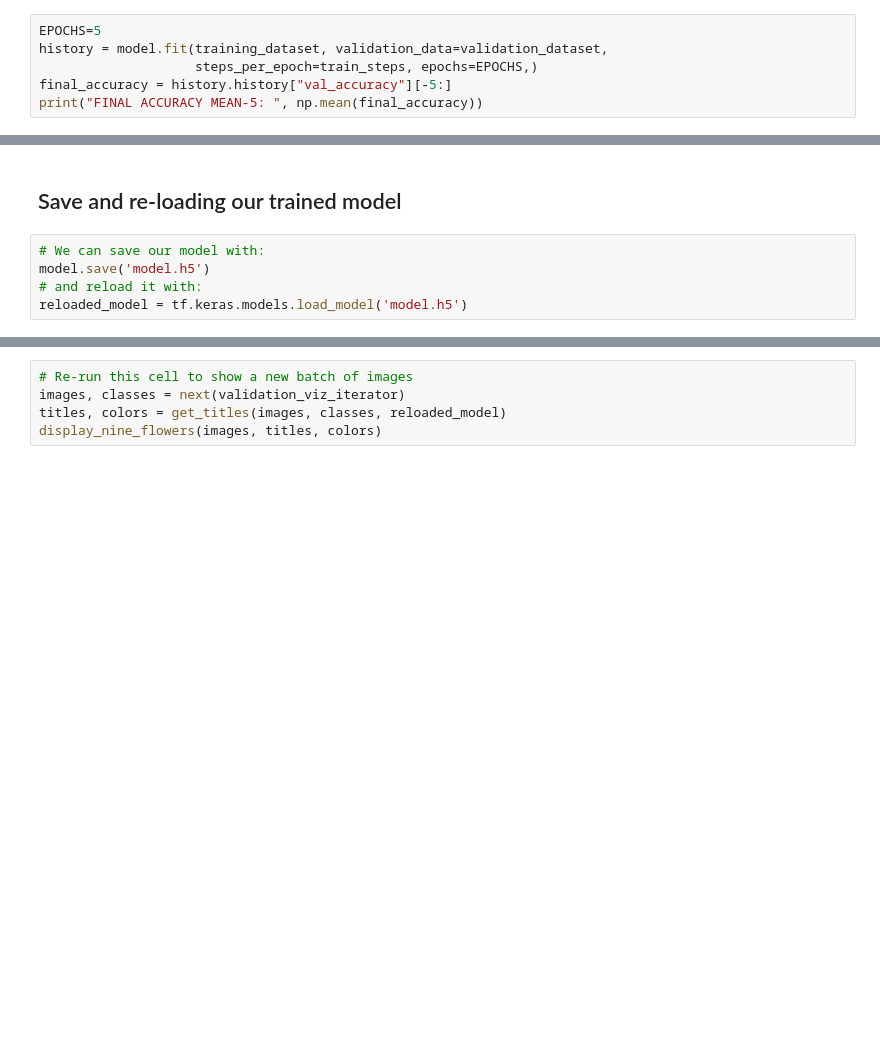
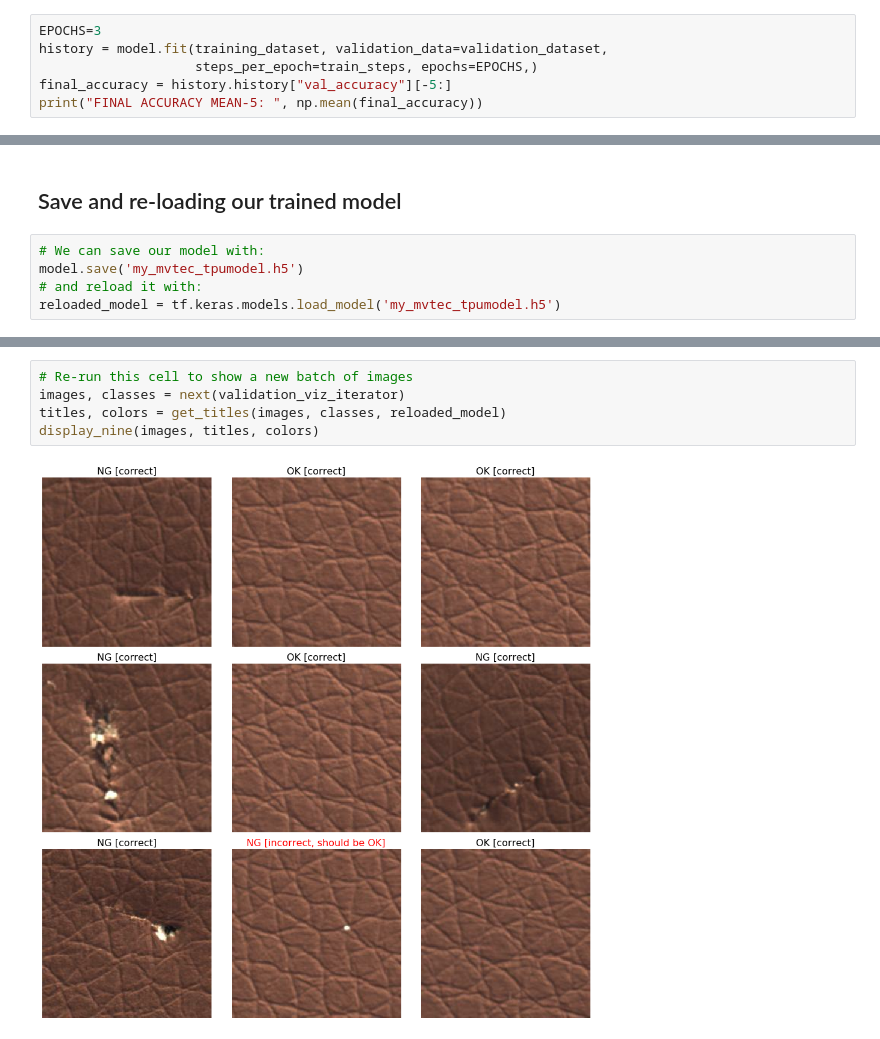
Before and after one commit to iskra3138/ImageSr, a Jupyter notebook: MVTEC학습_TPUs_TFRecords.ipynb, the cells around one changed output, grey strips where cells are left out. Saved outputs shown, nothing was run; the diff lists cells and outputs as text; blank space fills up the shorter version.

```diff
--- a/MVTEC학습_TPUs_TFRecords.ipynb
+++ b/MVTEC학습_TPUs_TFRecords.ipynb
@@ -230,5 +245,5 @@ print("FINAL ACCURACY MEAN-5: ", np.mean(final_accuracy))
 # %%
-EPOCHS=5
+EPOCHS=3
 history = model.fit(training_dataset, validation_data=validation_dataset,
                     steps_per_epoch=train_steps, epochs=EPOCHS,)
 final_accuracy = history.history["val_accuracy"][-5:]
@@ -295,6 +308,6 @@ display_nine(images, titles, colors)
 ## Save and re-loading our trained model
 # %%
 # We can save our model with:
-model.save('model.h5')
+model.save('my_mvtec_tpumodel.h5')
 # and reload it with:
-reloaded_model = tf.keras.models.load_model('model.h5')
+reloaded_model = tf.keras.models.load_model('my_mvtec_tpumodel.h5')
@@ -301,5 +319,7 @@ reloaded_model = tf.keras.models.load_model('model.h5')
 # %%
 # Re-run this cell to show a new batch of images
 images, classes = next(validation_viz_iterator)
 titles, colors = get_titles(images, classes, reloaded_model)
-display_nine_flowers(images, titles, colors)
+display_nine(images, titles, colors)
+# %% [output]
+[figure, added]
```
Also changed, not shown: parts of 5 cells of this notebook.
